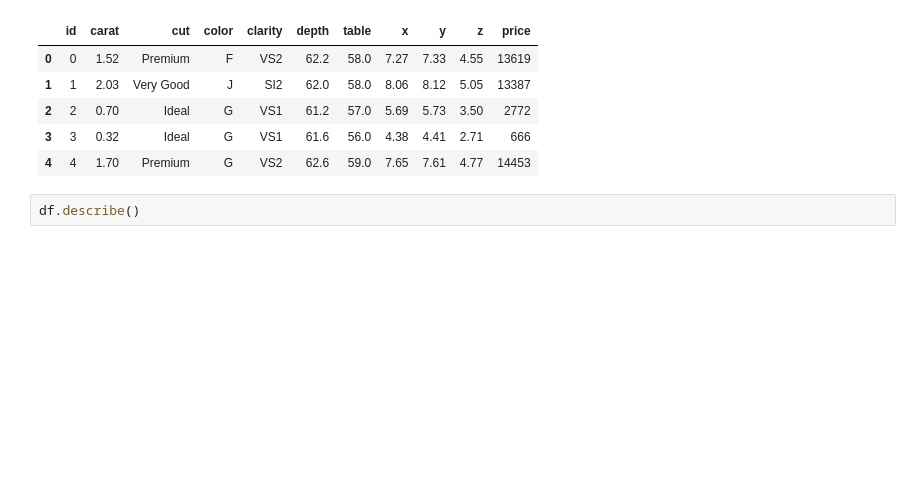
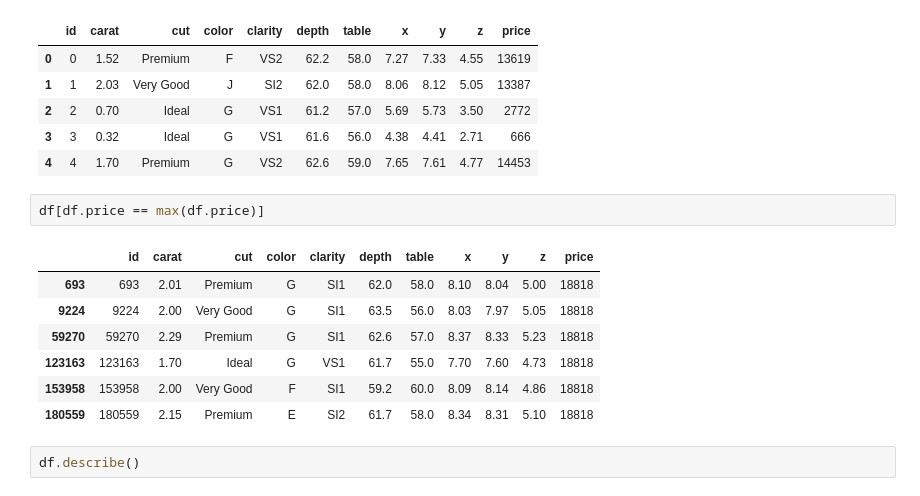
Before and after one commit to Saqibs575/MLPractice, a Jupyter notebook: notebooks/EDA.ipynb, the cells around one changed output. Drawn from its saved outputs; the diff is of its cells as text; blank space fills up the shorter version.

```diff
--- a/notebooks/EDA.ipynb
+++ b/notebooks/EDA.ipynb
@@ -13,6 +13,16 @@ df.head()
 | 2 | 2 | 0.70 | Ideal | G | VS1 | 61.2 | 57.0 | 5.69 | 5.73 | 3.50 | 2772 |
 | 3 | 3 | 0.32 | Ideal | G | VS1 | 61.6 | 56.0 | 4.38 | 4.41 | 2.71 | 666 |
 | 4 | 4 | 1.70 | Premium | G | VS2 | 62.6 | 59.0 | 7.65 | 7.61 | 4.77 | 14453 |
+# %%
+df[df.price == max(df.price)]
+# %% [output]
+|  | id | carat | cut | color | clarity | depth | table | x | y | z | price |
+| 693 | 693 | 2.01 | Premium | G | SI1 | 62.0 | 58.0 | 8.10 | 8.04 | 5.00 | 18818 |
+| 9224 | 9224 | 2.00 | Very Good | G | SI1 | 63.5 | 56.0 | 8.03 | 7.97 | 5.05 | 18818 |
+| 59270 | 59270 | 2.29 | Premium | G | SI1 | 62.6 | 57.0 | 8.37 | 8.33 | 5.23 | 18818 |
+| 123163 | 123163 | 1.70 | Ideal | G | VS1 | 61.7 | 55.0 | 7.70 | 7.60 | 4.73 | 18818 |
+| 153958 | 153958 | 2.00 | Very Good | F | SI1 | 59.2 | 60.0 | 8.09 | 8.14 | 4.86 | 18818 |
+| 180559 | 180559 | 2.15 | Premium | E | SI2 | 61.7 | 58.0 | 8.34 | 8.31 | 5.10 | 18818 |
 # %%
 df.describe()
 # %% [output]
```
Also changed, not shown: 14 other files.
